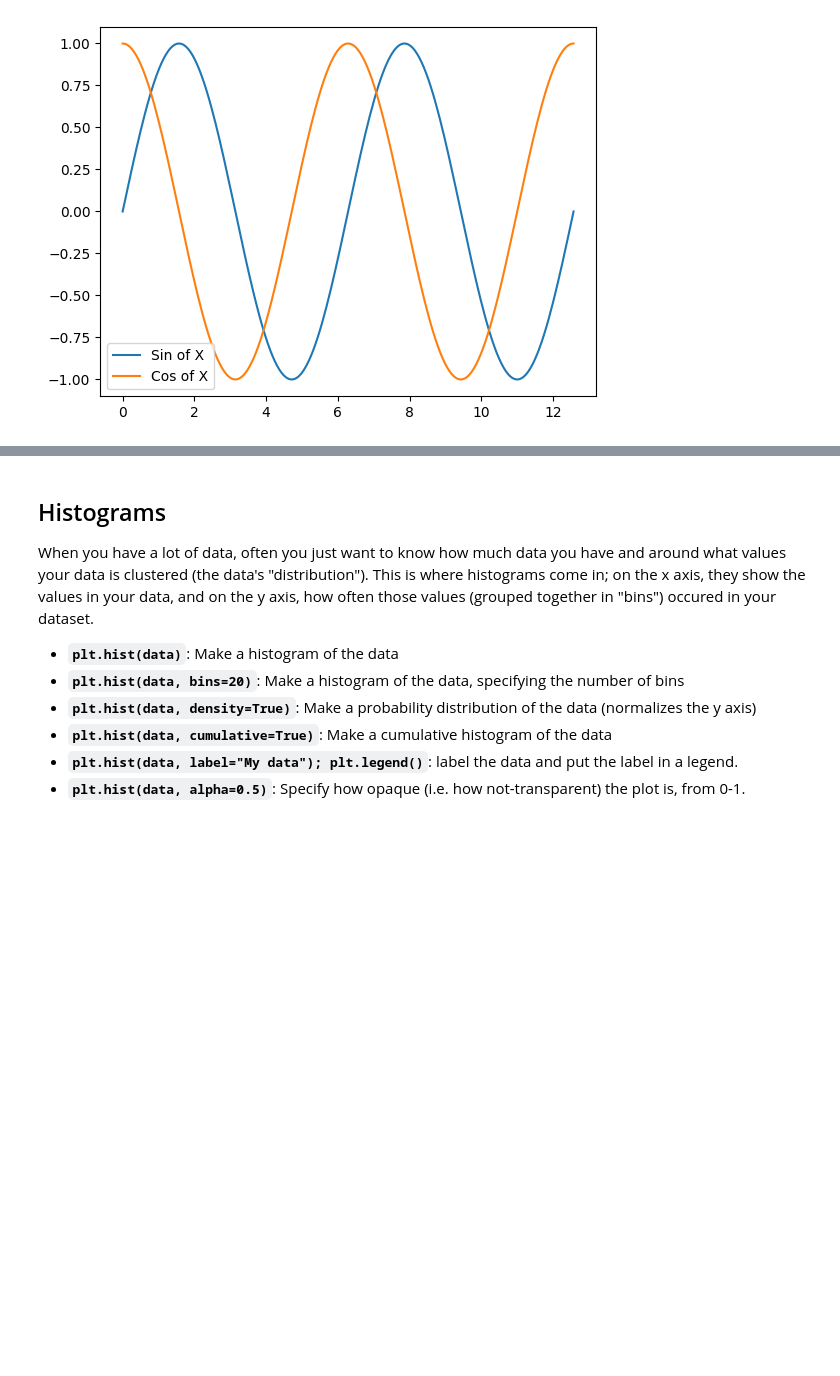
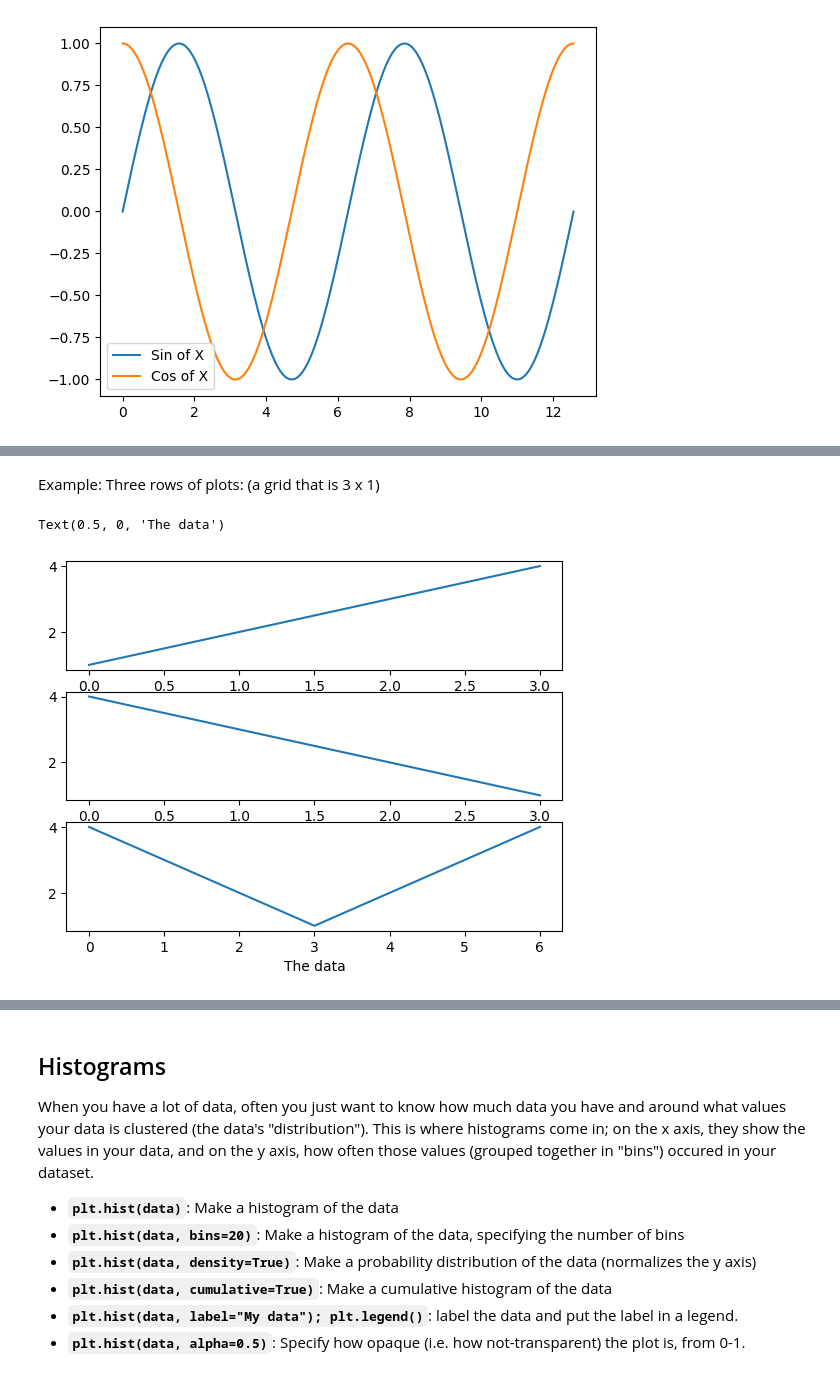
Before and after one commit to nickdelgrosso/CodeTeachingMaterials, a Jupyter notebook: notebooks/DS Plotting With Matplotlib.ipynb, the cells around one changed output, grey strips where cells are left out. Drawn from its saved outputs; the diff is of its cells as text; code cells hidden in the pictures; blank space fills up the shorter version.

```diff
--- a/notebooks/DS Plotting With Matplotlib.ipynb
+++ b/notebooks/DS Plotting With Matplotlib.ipynb
@@ -250,0 +276,17 @@ plt.legend();
+# %% [markdown]
+Example: Three rows of plots: (a grid that is 3 x 1)
+# %%
+plt.subplot(3, 1, 1)
+plt.plot([1, 2, 3, 4])
+plt.xlabel('The data')
+
+plt.subplot(3, 1, 2)
+plt.plot([4, 3, 2, 1])
+plt.xlabel('The data')
+
+plt.subplot(3, 1, 3)
+plt.plot([4, 3, 2, 1, 2, 3, 4])
+plt.xlabel('The data')
+# %% [output]
+Text(0.5, 0, 'The data')
+[figure, added]
```
Also changed, not shown: parts of 9 cells of this notebook.
